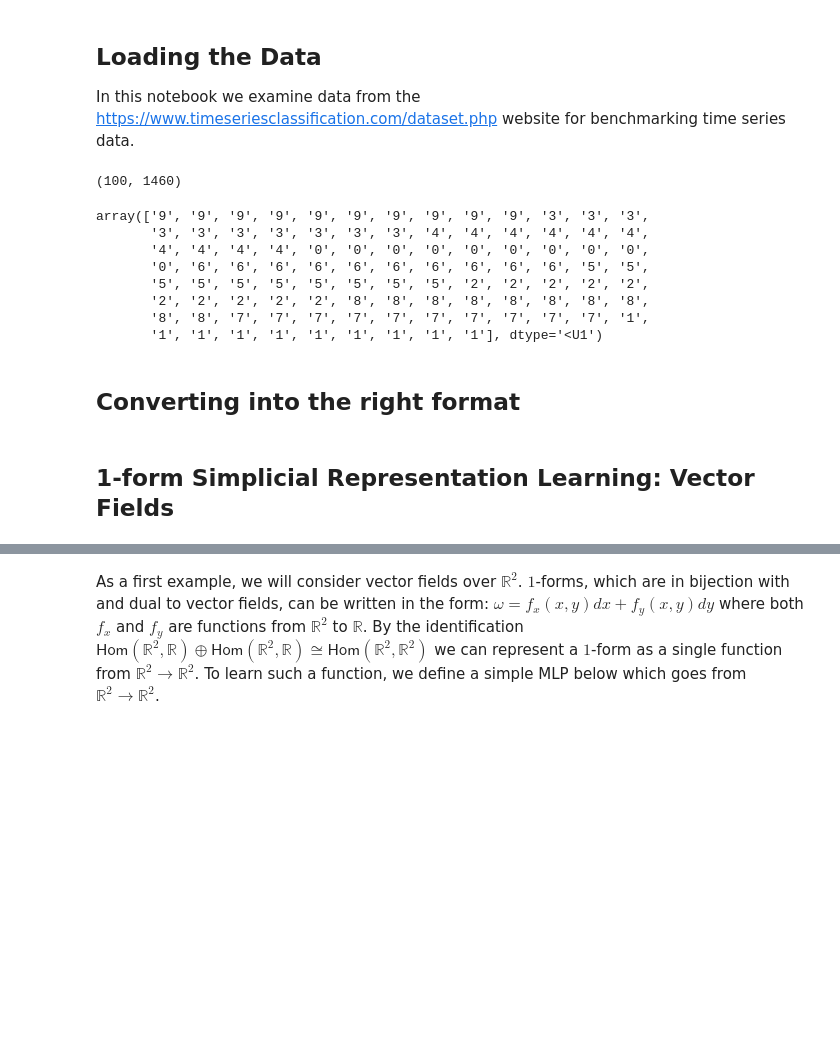
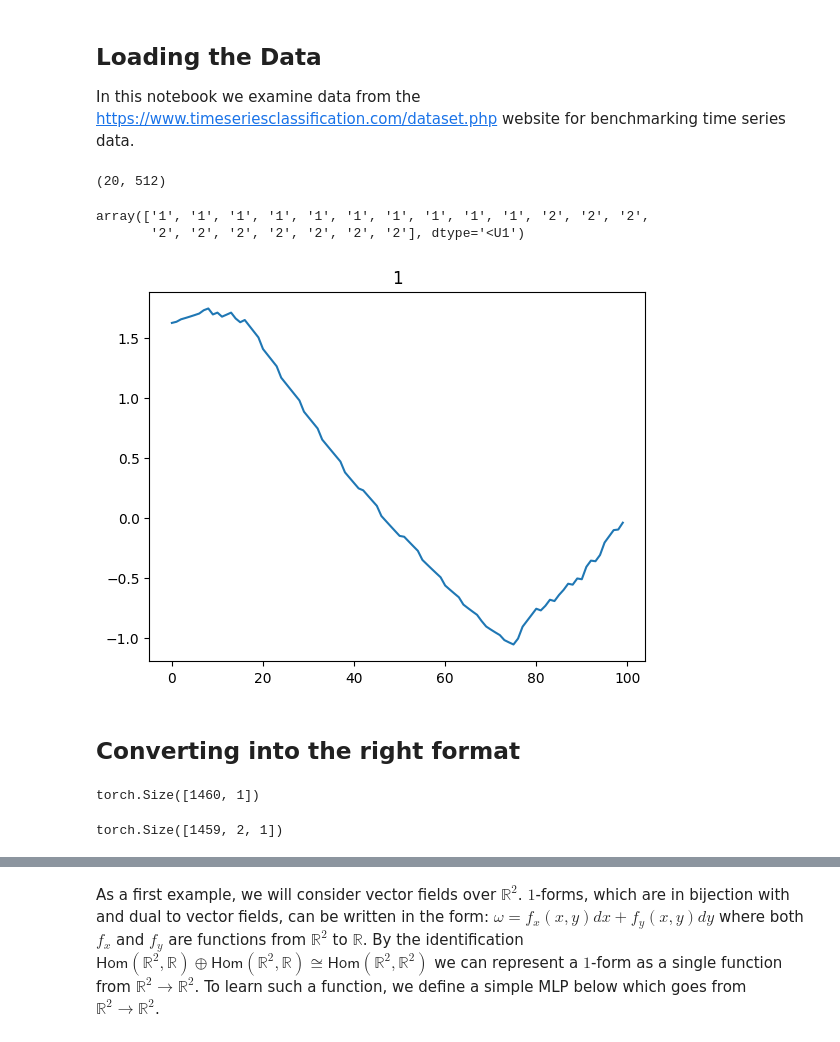
Before and after one commit to aidos-lab/neural-k-forms, a Jupyter notebook: path-classification.ipynb, the cells around one changed output, grey strips where cells are left out. Cells and saved outputs as stored; diff of their text form; code cells hidden in the pictures; blank space fills up the shorter version.

```diff
--- a/path-classification.ipynb
+++ b/path-classification.ipynb
@@ -19,21 +19,15 @@ from sktime.datasets import load_from_tsfile
 # %%
 #DATA_PATH = os.path.join(os.path.dirname(sktime.__file__), "./path-data/")
 
-train_x, train_y = load_from_tsfile("path-data/Univariate_ts/ACSF1/ACSF1_TRAIN.ts",  return_data_type="numpy2d")
+train_x, train_y = load_from_tsfile("path-data/Univariate_ts/BirdChicken/BirdChicken_TRAIN.ts",  return_data_type="numpy2d")
 
-test_x, test_y = load_from_tsfile("path-data/Univariate_ts/ACSF1/ACSF1_TEST.ts")
+test_x, test_y = load_from_tsfile("path-data/Univariate_ts/BirdChicken/BirdChicken_TEST.ts", return_data_type="numpy2d")
 # %%
 train_x.shape
 # %% [output]
-(100, 1460)
+(20, 512)
 # %%
 train_y
 # %% [output]
-array(['9', '9', '9', '9', '9', '9', '9', '9', '9', '9', '3', '3', '3',
-       '3', '3', '3', '3', '3', '3', '3', '4', '4', '4', '4', '4', '4',
-       '4', '4', '4', '4', '0', '0', '0', '0', '0', '0', '0', '0', '0',
-       '0', '6', '6', '6', '6', '6', '6', '6', '6', '6', '6', '5', '5',
-       '5', '5', '5', '5', '5', '5', '5', '5', '2', '2', '2', '2', '2',
-       '2', '2', '2', '2', '2', '8', '8', '8', '8', '8', '8', '8', '8',
-       '8', '8', '7', '7', '7', '7', '7', '7', '7', '7', '7', '7', '1',
-       '1', '1', '1', '1', '1', '1', '1', '1', '1'], dtype='<U1')
+array(['1', '1', '1', '1', '1', '1', '1', '1', '1', '1', '2', '2', '2',
+       '2', '2', '2', '2', '2', '2', '2'], dtype='<U1')
@@ -42,4 +34,17 @@ array(['9', '9', '9', '9', '9', '9', '9', '9', '9', '9', '3', '3', '3',
+# %%
+# plot the first time series
+plt.plot(train_x[4, :100])
+plt.title(train_y[1])
+plt.show()
+# %% [output]
+[figure, added]
 # %% [markdown]
 ## Converting into the right format
-# %% [markdown]
-## 1-form Simplicial Representation Learning: Vector Fields
+# %%
+paths[0].shape
+# %% [output]
+torch.Size([1460, 1])
+# %%
+path_to_chain(paths[0]).shape
+# %% [output]
+torch.Size([1459, 2, 1])
```
Also changed, not shown: parts of 34 cells of this notebook, 3 other files.
